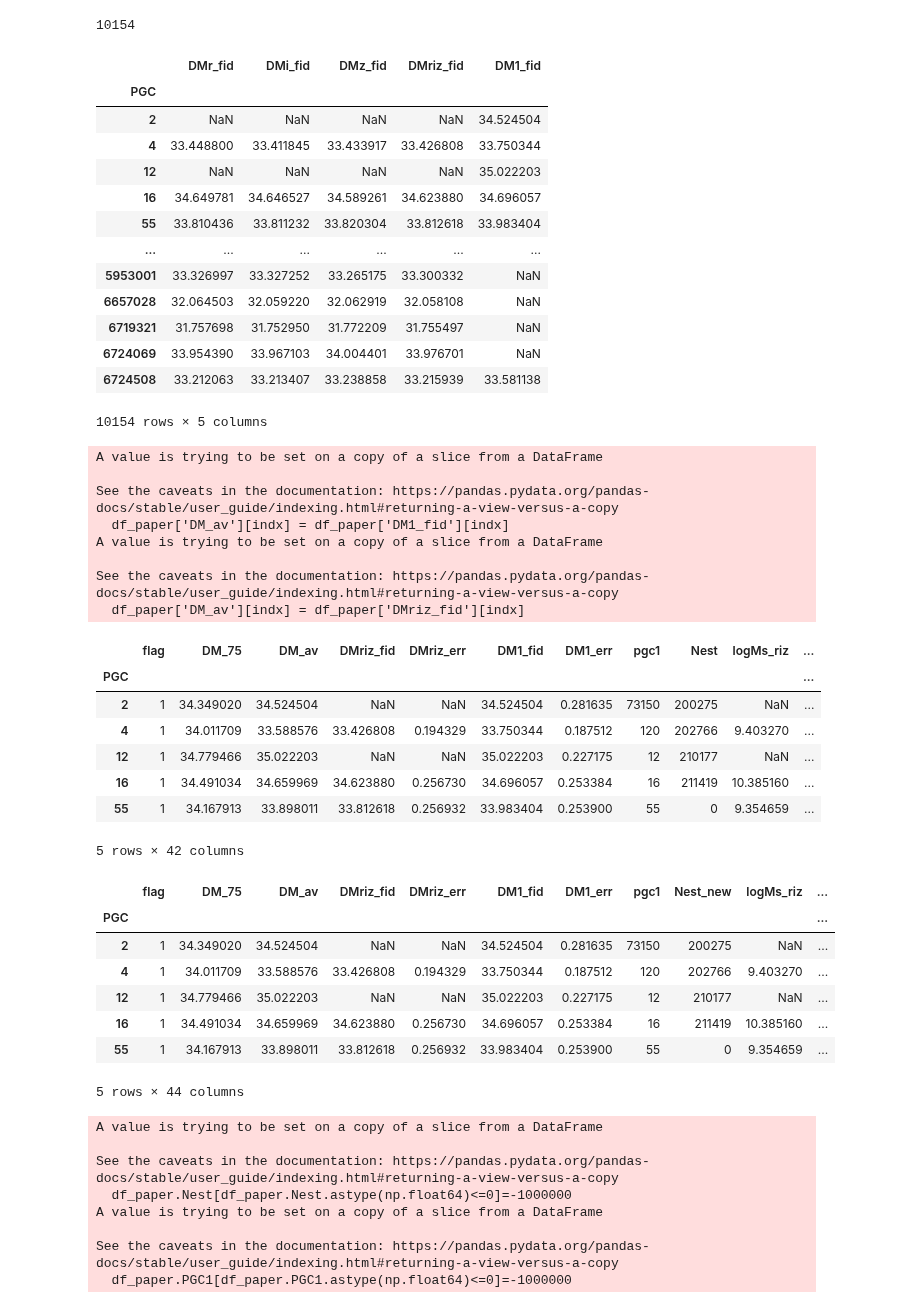
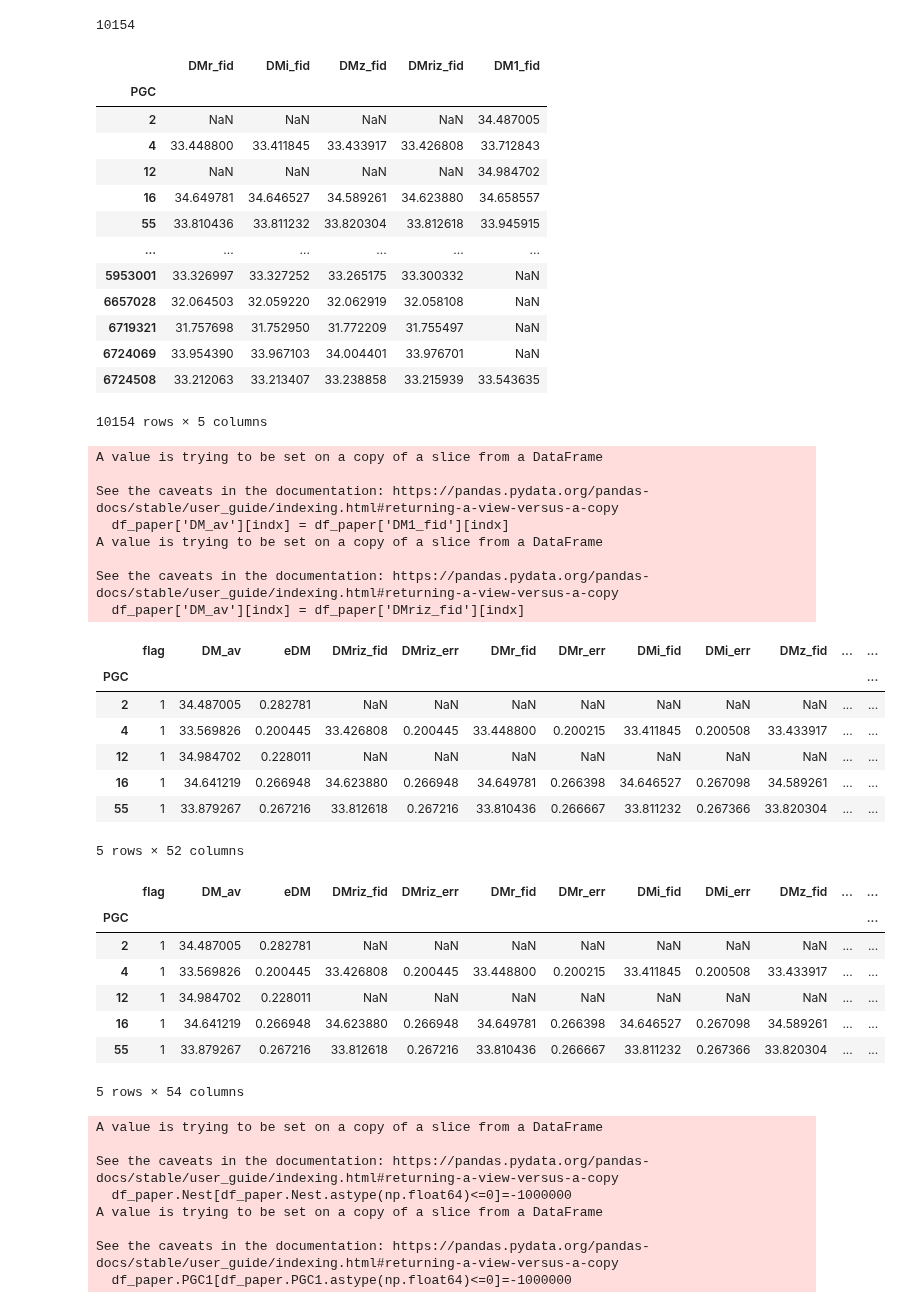
Before and after one commit to ekourkchi/test_TFRcatal, a Jupyter notebook: MLratio_compare.ipynb, the cells around one changed output. Cells and saved outputs as stored; diff of their text form; code cells hidden in the pictures.

```diff
--- a/MLratio_compare.ipynb
+++ b/MLratio_compare.ipynb
@@ -262,23 +262,26 @@ len(df)
 10154
 # %%
 df['logMs_riz'] = np.log10(df.Ms_riz)
+df['logMs_r'] = np.log10(df.Ms_r)
+df['logMs_i'] = np.log10(df.Ms_i)
+df['logMs_z'] = np.log10(df.Ms_z)
 df['logMs_W1'] = np.log10(df.Ms_W1)
 # %%
 df[['DMr_fid', 'DMi_fid', 'DMz_fid', 'DMriz_fid', 'DM1_fid']]
 # %% [output]
 |  | DMr_fid | DMi_fid | DMz_fid | DMriz_fid | DM1_fid |
 | PGC |  |  |  |  |  |
-| 2 | NaN | NaN | NaN | NaN | 34.524504 |
-| 4 | 33.448800 | 33.411845 | 33.433917 | 33.426808 | 33.750344 |
-| 12 | NaN | NaN | NaN | NaN | 35.022203 |
-| 16 | 34.649781 | 34.646527 | 34.589261 | 34.623880 | 34.696057 |
-| 55 | 33.810436 | 33.811232 | 33.820304 | 33.812618 | 33.983404 |
+| 2 | NaN | NaN | NaN | NaN | 34.487005 |
+| 4 | 33.448800 | 33.411845 | 33.433917 | 33.426808 | 33.712843 |
+| 12 | NaN | NaN | NaN | NaN | 34.984702 |
+| 16 | 34.649781 | 34.646527 | 34.589261 | 34.623880 | 34.658557 |
+| 55 | 33.810436 | 33.811232 | 33.820304 | 33.812618 | 33.945915 |
 | ... | ... | ... | ... | ... | ... |
 | 5953001 | 33.326997 | 33.327252 | 33.265175 | 33.300332 | NaN |
 | 6657028 | 32.064503 | 32.059220 | 32.062919 | 32.058108 | NaN |
 | 6719321 | 31.757698 | 31.752950 | 31.772209 | 31.755497 | NaN |
 | 6724069 | 33.954390 | 33.967103 | 34.004401 | 33.976701 | NaN |
-| 6724508 | 33.212063 | 33.213407 | 33.238858 | 33.215939 | 33.581138 |
+| 6724508 | 33.212063 | 33.213407 | 33.238858 | 33.215939 | 33.543635 |
 10154 rows × 5 columns
 # %%
 import copy
@@ -291,6 +294,7 @@ adhi_list = [5072, 9670, 49734, 51401, 1737674, 3091777, 5807477]
 df_paper.loc[adhi_list]['flag'] = 0
 
 df_paper['DM_av'] = df_paper[['DMriz_fid', 'DM1_fid']].mean(axis=1)
+
 
 indx = (df_paper.Qs<3) & (df_paper.Qw>=3)
 df_paper['DM_av'][indx] = df_paper['DM1_fid'][indx]
@@ -326,53 +330,70 @@ old = old.set_index("pgc")
 df_paper = df_paper.join(old[['inc_e']], how='left')
 
 
-df_paper["DMriz_err"] = np.sqrt((0.017*(df_paper['logWimx']-2.5))**2 + \
-            (3.250*df_paper['logWimx_e'])**2 + 0.038**2 + 0.05**2)/0.4 + 0*df["DMriz_fid"]
-df_paper["DM1_err"] = np.sqrt((0.027*(df_paper['logWimx']-2.5))**2 + \
-            (3.316*df_paper['logWimx_e'])**2 + 0.030**2 + 0.05**2)/0.4 + 0*df["DM1_fid"]
+df_paper["DMriz_err"] = np.sqrt((0.02*(df_paper['logWimx']-2.5))**2 + \
+            (3.418*df_paper['logWimx_e'])**2 + 0.04**2 + 0.05**2)/0.4 + 0.*df_paper.DMriz_fid
+
+df_paper["DMr_err"] = np.sqrt((0.02*(df_paper['logWimx']-2.5))**2 + \
+            (3.407*df_paper['logWimx_e'])**2 + 0.040**2 + 0.05**2)/0.4 + 0.*df_paper.DMr_fid
+
+df_paper["DMi_err"] = np.sqrt((0.02*(df_paper['logWimx']-2.5))**2 + \
+            (3.421*df_paper['logWimx_e'])**2 + 0.040**2 + 0.05**2)/0.4 + 0.*df_paper.DMi_fid
+
+df_paper["DMz_err"] = np.sqrt((0.02*(df_paper['logWimx']-2.5))**2 + \
+            (3.424*df_paper['logWimx_e'])**2 + 0.040**2 + 0.05**2)/0.4 + 0.*df_paper.DMz_fid
+
+df_paper["DM1_err"] = np.sqrt((0.02*(df_paper['logWimx']-2.5))**2 + \
+            (3.338*df_paper['logWimx_e'])**2 + 0.030**2 + 0.05**2)/0.4 + 0.*df_paper.DM1_fid
 
 
-cols = ["flag", "DM_75", "DM_av", "DMriz_fid", "DMriz_err", "DM1_fid", "DM1_err"]
-cols += ['pgc1', 'Nest']
-cols += ['logMs_riz', 'logMs_W1']
+df_paper['eDM'] = np.nanmax(df_paper[["DMriz_err","DM1_err"]], axis=1)
+
+
+cols = ["flag", "DM_av", "eDM", "DMriz_fid", "DMriz_err"]
+cols += ["DMr_fid", "DMr_err"]
+cols += ["DMi_fid", "DMi_err"]
+cols += ["DMz_fid", "DMz_err"]
+cols += ["DM1_fid", "DM1_err"]
+cols += ["DM_75", 'pgc1', 'Nest']
+cols += ['logMs_riz', 'logMs_r', 'logMs_i', 'logMs_z', 'logMs_W1']
 cols += ['logMgas', 'logMb']
 cols += ['Vh', 'Vls', 'V3k', 'Vmod', 'f_cosmology']
 cols += ['logWimx', 'logWimx_e', 'F21', 'eF21', 'inc', 'inc_e']
 cols += ['ggg', 'rrr', 'iii', 'zzz', 'w1']
 cols += ['Qs', 'Qw']
 cols += ['RA', 'DEC', 'gl', 'gb', 'sgl', 'sgb', 'Nkt', 'N15', 'sglg', 'sgbg', 'Vmodg']
 
 df_paper = df_paper[cols]
 
 
 # df_paper = df_paper.rename(columns={"V3k_old":"V3k"})
 # df_paper = df_paper.rename(columns={"Vmod_old":"Vmod"})
 
 df_paper.ggg[df_paper.ggg.astype(np.float64)<=0]=-1000000
 df_paper.rrr[df_paper.rrr.astype(np.float64)<=0]=-1000000
 df_paper.iii[df_paper.iii.astype(np.float64)<=0]=-1000000
 df_paper.zzz[df_paper.zzz.astype(np.float64)<=0]=-1000000
 df_paper.w1[df_paper.w1.astype(np.float64)<=0]=-1000000
 
 
 df_paper.head()
 # %% [output]
 A value is trying to be set on a copy of a slice from a DataFrame
 
 See the caveats in the documentation: https://pandas.pydata.org/pandas-docs/stable/user_guide/indexing.html#returning-a-view-versus-a-copy
   df_paper['DM_av'][indx] = df_paper['DM1_fid'][indx]
 A value is trying to be set on a copy of a slice from a DataFrame
 
 See the caveats in the documentation: https://pandas.pydata.org/pandas-docs/stable/user_guide/indexing.html#returning-a-view-versus-a-copy
   df_paper['DM_av'][indx] = df_paper['DMriz_fid'][indx]
-|  | flag | DM_75 | DM_av | DMriz_fid | DMriz_err | DM1_fid | DM1_err | pgc1 | Nest | logMs_riz | ... |
-| PGC |  |  |  |  |  |  |  |  |  |  | ... |
-| 2 | 1 | 34.349020 | 34.524504 | NaN | NaN | 34.524504 | 0.281635 | 73150 | 200275 | NaN | ... |
-| 4 | 1 | 34.011709 | 33.588576 | 33.426808 | 0.194329 | 33.750344 | 0.187512 | 120 | 202766 | 9.403270 | ... |
-| 12 | 1 | 34.779466 | 35.022203 | NaN | NaN | 35.022203 | 0.227175 | 12 | 210177 | NaN | ... |
-| 16 | 1 | 34.491034 | 34.659969 | 34.623880 | 0.256730 | 34.696057 | 0.253384 | 16 | 211419 | 10.385160 | ... |
-| 55 | 1 | 34.167913 | 33.898011 | 33.812618 | 0.256932 | 33.983404 | 0.253900 | 55 | 0 | 9.354659 | ... |
+|  | flag | DM_av | eDM | DMriz_fid | DMriz_err | DMr_fid | DMr_err | DMi_fid | DMi_err | DMz_fid | ... | ... |
+| PGC |  |  |  |  |  |  |  |  |  |  |  | ... |
+| 2 | 1 | 34.487005 | 0.282781 | NaN | NaN | NaN | NaN | NaN | NaN | NaN | ... | ... |
+| 4 | 1 | 33.569826 | 0.200445 | 33.426808 | 0.200445 | 33.448800 | 0.200215 | 33.411845 | 0.200508 | 33.433917 | ... | ... |
+| 12 | 1 | 34.984702 | 0.228011 | NaN | NaN | NaN | NaN | NaN | NaN | NaN | ... | ... |
+| 16 | 1 | 34.641219 | 0.266948 | 34.623880 | 0.266948 | 34.649781 | 0.266398 | 34.646527 | 0.267098 | 34.589261 | ... | ... |
+| 55 | 1 | 33.879267 | 0.267216 | 33.812618 | 0.267216 | 33.810436 | 0.266667 | 33.811232 | 0.267366 | 33.820304 | ... | ... |
-5 rows × 42 columns
+5 rows × 52 columns
 # %%
 df_paper.loc.__setitem__((90661, ('DM1_fid')), np.nan)
 df_paper.loc.__setitem__((90661, ('DM1_err')), np.nan)
@@ -394,14 +415,14 @@ df_paper = df_paper.join(tfr4, how='left', lsuffix='_new', rsuffix='_old')
 # %%
 df_paper.head()
 # %% [output]
-|  | flag | DM_75 | DM_av | DMriz_fid | DMriz_err | DM1_fid | DM1_err | pgc1 | Nest_new | logMs_riz | ... |
-| PGC |  |  |  |  |  |  |  |  |  |  | ... |
-| 2 | 1 | 34.349020 | 34.524504 | NaN | NaN | 34.524504 | 0.281635 | 73150 | 200275 | NaN | ... |
-| 4 | 1 | 34.011709 | 33.588576 | 33.426808 | 0.194329 | 33.750344 | 0.187512 | 120 | 202766 | 9.403270 | ... |
-| 12 | 1 | 34.779466 | 35.022203 | NaN | NaN | 35.022203 | 0.227175 | 12 | 210177 | NaN | ... |
-| 16 | 1 | 34.491034 | 34.659969 | 34.623880 | 0.256730 | 34.696057 | 0.253384 | 16 | 211419 | 10.385160 | ... |
-| 55 | 1 | 34.167913 | 33.898011 | 33.812618 | 0.256932 | 33.983404 | 0.253900 | 55 | 0 | 9.354659 | ... |
+|  | flag | DM_av | eDM | DMriz_fid | DMriz_err | DMr_fid | DMr_err | DMi_fid | DMi_err | DMz_fid | ... | ... |
+| PGC |  |  |  |  |  |  |  |  |  |  |  | ... |
+| 2 | 1 | 34.487005 | 0.282781 | NaN | NaN | NaN | NaN | NaN | NaN | NaN | ... | ... |
+| 4 | 1 | 33.569826 | 0.200445 | 33.426808 | 0.200445 | 33.448800 | 0.200215 | 33.411845 | 0.200508 | 33.433917 | ... | ... |
+| 12 | 1 | 34.984702 | 0.228011 | NaN | NaN | NaN | NaN | NaN | NaN | NaN | ... | ... |
+| 16 | 1 | 34.641219 | 0.266948 | 34.623880 | 0.266948 | 34.649781 | 0.266398 | 34.646527 | 0.267098 | 34.589261 | ... | ... |
+| 55 | 1 | 33.879267 | 0.267216 | 33.812618 | 0.267216 | 33.810436 | 0.266667 | 33.811232 | 0.267366 | 33.820304 | ... | ... |
-5 rows × 44 columns
+5 rows × 54 columns
 # %%
 df_paper = df_paper.reset_index()
 # %%
```
Also changed, not shown: parts of 13 cells of this notebook, 6 other files.
